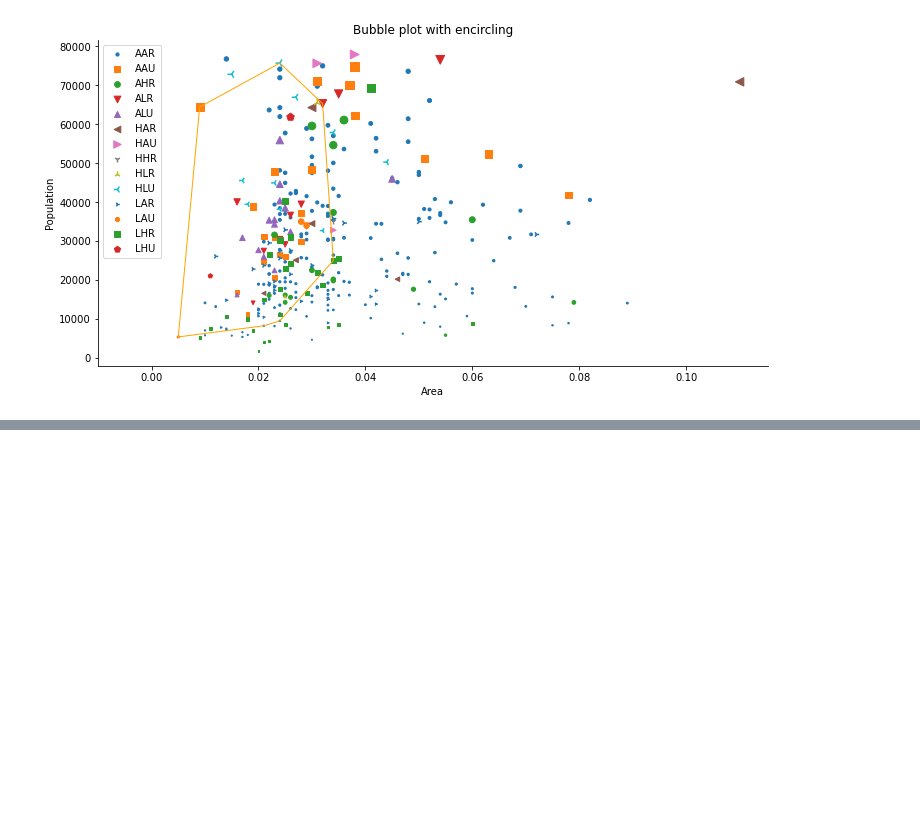
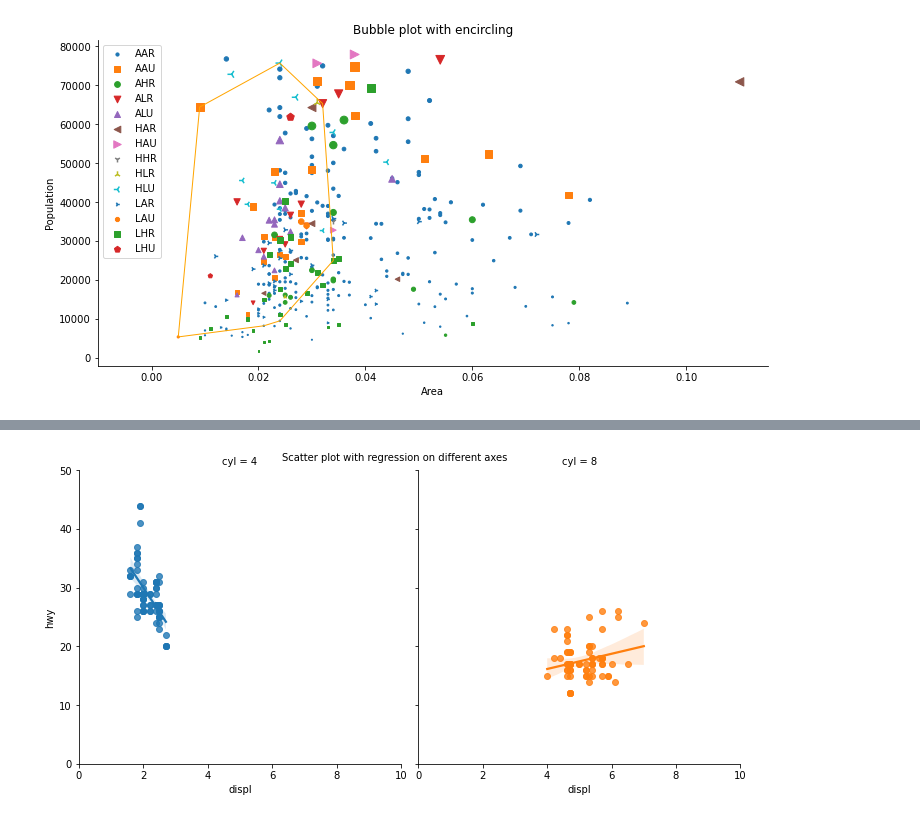
Before and after one commit to kyutcho/viz_in_python, a Jupyter notebook: viz_in_python.ipynb, the cells around one changed output, grey strips where cells are left out. Saved outputs shown, nothing was run; the diff lists cells and outputs as text; code cells hidden in the pictures; blank space fills up the shorter version.

```diff
--- a/viz_in_python.ipynb
+++ b/viz_in_python.ipynb
@@ -119,0 +209,9 @@ ax.legend(loc = "best", fontsize = 10);
+# %%
+axes = sns.lmplot(data = mpg_2, x = "displ", y = "hwy", col = "cyl", hue = "cyl")
+
+# prettify the graph
+axes.set(xlim = (0, 10), ylim = (0, 50))
+
+plt.suptitle("Scatter plot with regression on different axes", fontsize = 10);
+# %% [output]
+[figure, added]
```
Also changed, not shown: parts of 6 cells of this notebook.
